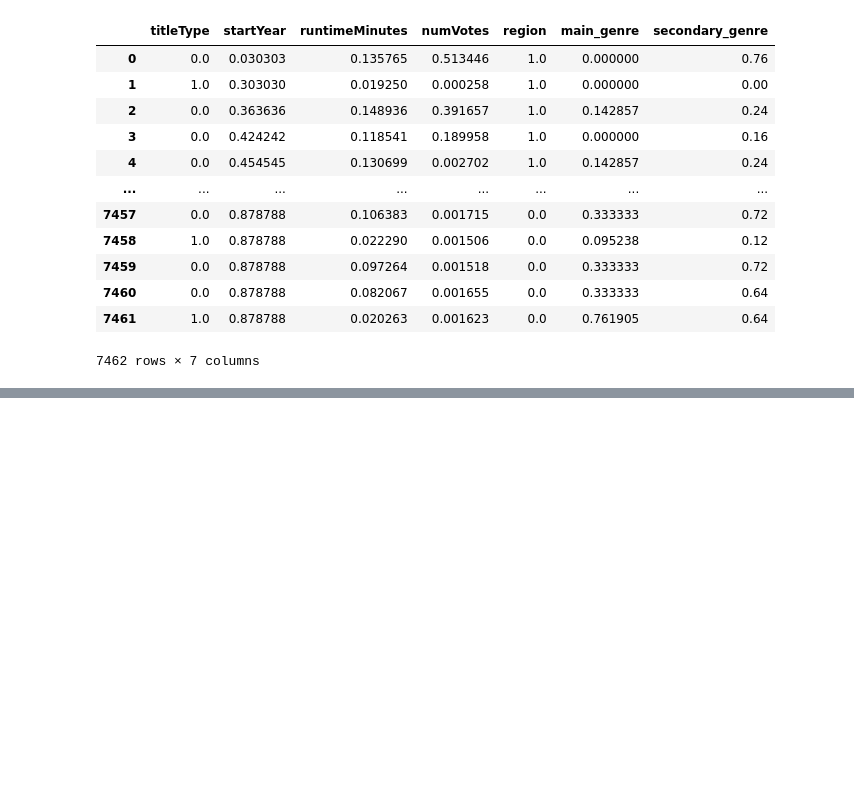
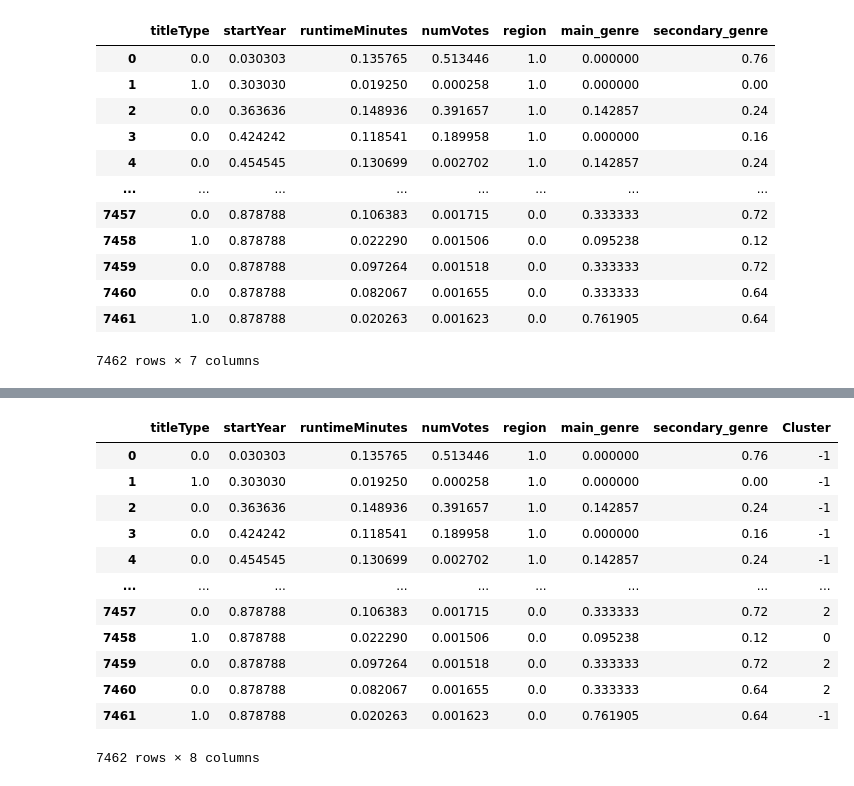
Before and after one commit to ddummann/BI-202302-1, a Jupyter notebook: Lab1/DBScan.ipynb, the cells around one changed output, grey strips where cells are left out. Cells and saved outputs as stored; diff of their text form; code cells hidden in the pictures; blank space fills up the shorter version.

```diff
--- a/Lab1/DBScan.ipynb
+++ b/Lab1/DBScan.ipynb
@@ -121,0 +138,16 @@ array([-1, -1, -1, ..., -1, -1, -1], dtype=int64)
+# %%
+HDBSCAN_data
+# %% [output]
+|  | titleType | startYear | runtimeMinutes | numVotes | region | main_genre | secondary_genre | Cluster |
+| 0 | 0.0 | 0.030303 | 0.135765 | 0.513446 | 1.0 | 0.000000 | 0.76 | -1 |
+| 1 | 1.0 | 0.303030 | 0.019250 | 0.000258 | 1.0 | 0.000000 | 0.00 | -1 |
+| 2 | 0.0 | 0.363636 | 0.148936 | 0.391657 | 1.0 | 0.142857 | 0.24 | -1 |
+| 3 | 0.0 | 0.424242 | 0.118541 | 0.189958 | 1.0 | 0.000000 | 0.16 | -1 |
+| 4 | 0.0 | 0.454545 | 0.130699 | 0.002702 | 1.0 | 0.142857 | 0.24 | -1 |
+| ... | ... | ... | ... | ... | ... | ... | ... | ... |
+| 7457 | 0.0 | 0.878788 | 0.106383 | 0.001715 | 0.0 | 0.333333 | 0.72 | 2 |
+| 7458 | 1.0 | 0.878788 | 0.022290 | 0.001506 | 0.0 | 0.095238 | 0.12 | 0 |
+| 7459 | 0.0 | 0.878788 | 0.097264 | 0.001518 | 0.0 | 0.333333 | 0.72 | 2 |
+| 7460 | 0.0 | 0.878788 | 0.082067 | 0.001655 | 0.0 | 0.333333 | 0.64 | 2 |
+| 7461 | 1.0 | 0.878788 | 0.020263 | 0.001623 | 0.0 | 0.761905 | 0.64 | -1 |
+7462 rows × 8 columns
```
Also changed, not shown: parts of 13 cells of this notebook.
